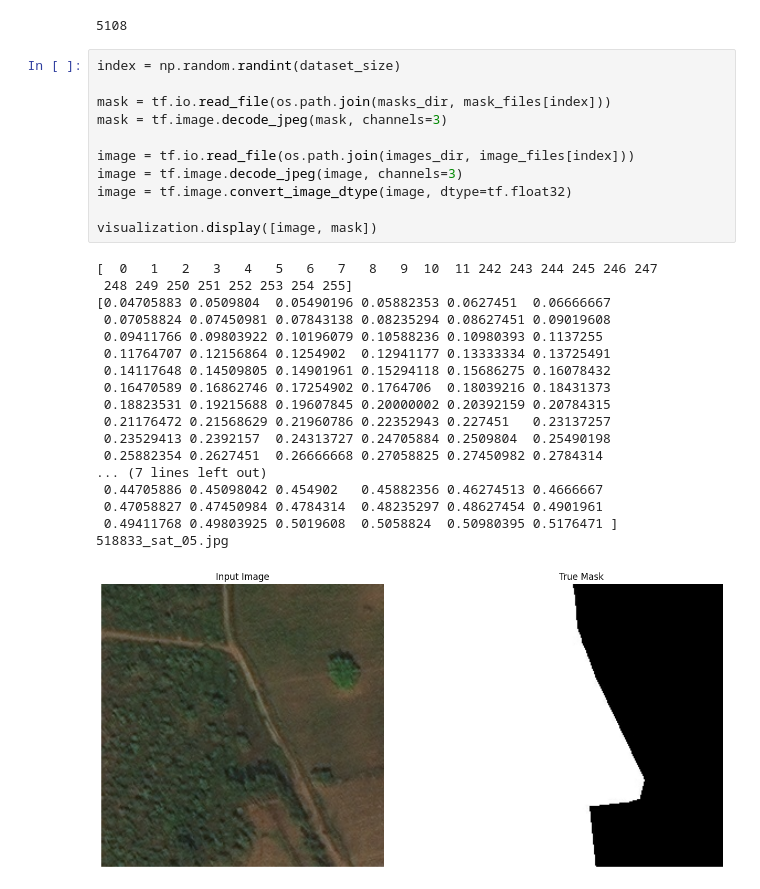
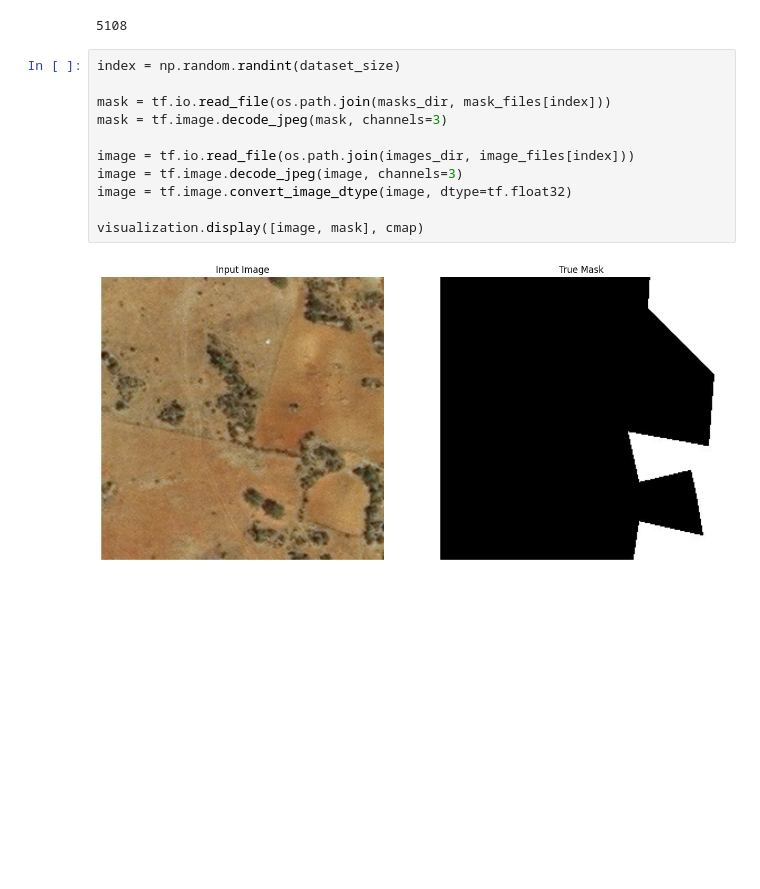
Before and after one commit to janfiszer/deforestation-in-Poland, a Jupyter notebook: exploratory-data-analysis.ipynb, the cells around one changed output. Cells and saved outputs as stored; diff of their text form; blank space fills up the shorter version.

```diff
--- a/exploratory-data-analysis.ipynb
+++ b/exploratory-data-analysis.ipynb
@@ -23,30 +20,13 @@ dataset_size
 # %%
 index = np.random.randint(dataset_size)
 
 mask = tf.io.read_file(os.path.join(masks_dir, mask_files[index]))
 mask = tf.image.decode_jpeg(mask, channels=3)
 
 image = tf.io.read_file(os.path.join(images_dir, image_files[index]))
 image = tf.image.decode_jpeg(image, channels=3)
 image = tf.image.convert_image_dtype(image, dtype=tf.float32)
 
-visualization.display([image, mask])
+visualization.display([image, mask], cmap)
 # %% [output]
-[  0   1   2   3   4   5   6   7   8   9  10  11 242 243 244 245 246 247
- 248 249 250 251 252 253 254 255]
-[0.04705883 0.0509804  0.05490196 0.05882353 0.0627451  0.06666667
- 0.07058824 0.07450981 0.07843138 0.08235294 0.08627451 0.09019608
- 0.09411766 0.09803922 0.10196079 0.10588236 0.10980393 0.1137255
- 0.11764707 0.12156864 0.1254902  0.12941177 0.13333334 0.13725491
- 0.14117648 0.14509805 0.14901961 0.15294118 0.15686275 0.16078432
- 0.16470589 0.16862746 0.17254902 0.1764706  0.18039216 0.18431373
- 0.18823531 0.19215688 0.19607845 0.20000002 0.20392159 0.20784315
- 0.21176472 0.21568629 0.21960786 0.22352943 0.227451   0.23137257
- 0.23529413 0.2392157  0.24313727 0.24705884 0.2509804  0.25490198
- 0.25882354 0.2627451  0.26666668 0.27058825 0.27450982 0.2784314
-... (7 lines left out)
- 0.44705886 0.45098042 0.454902   0.45882356 0.46274513 0.4666667
- 0.47058827 0.47450984 0.4784314  0.48235297 0.48627454 0.4901961
- 0.49411768 0.49803925 0.5019608  0.5058824  0.50980395 0.5176471 ]
-518833_sat_05.jpg
-[figure, old version]
+[figure, new version]
```
Also changed, not shown: parts of 1 cell of this notebook.
